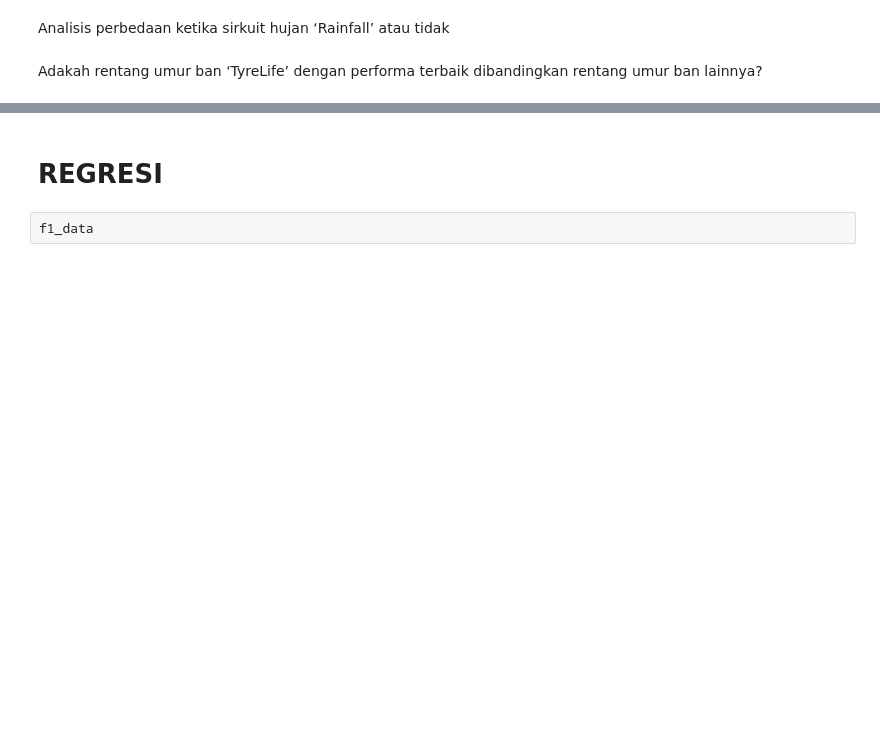
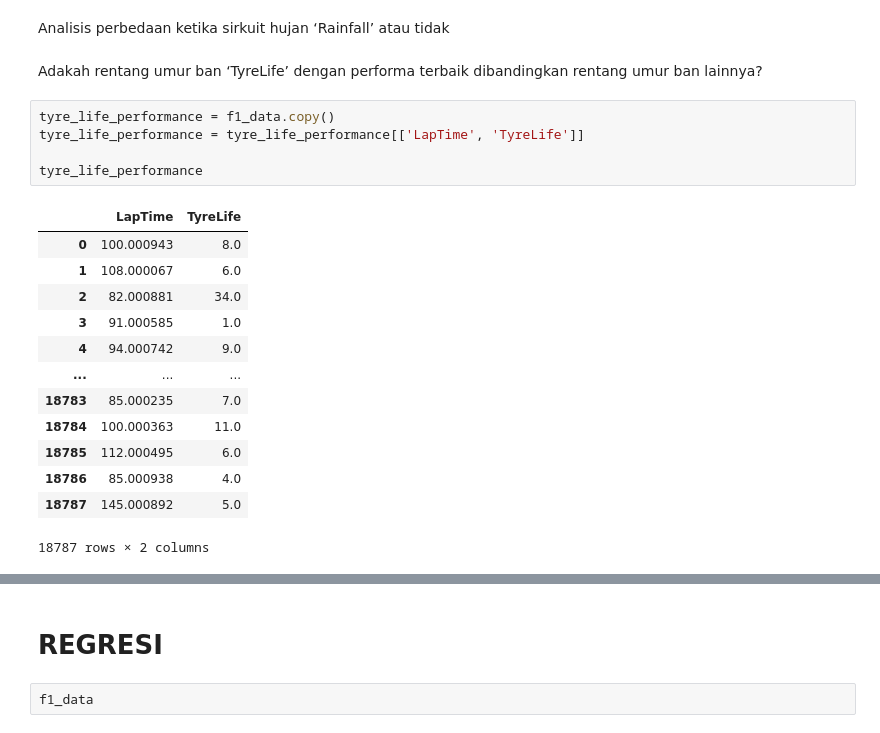
Before and after one commit to F1-biasa-aja/F1-kasdd, a Jupyter notebook: F1 Biasa Aja.ipynb, the cells around one changed output, grey strips where cells are left out. Cells and saved outputs as stored; diff of their text form; blank space fills up the shorter version.

```diff
--- a/F1 Biasa Aja.ipynb
+++ b/F1 Biasa Aja.ipynb
@@ -380,3 +379,22 @@ Bagaimana ciri-ciri driver dengan kategori posisi ‘Pos_cat’ Podium dibanding
 Analisis perbedaan ketika sirkuit hujan ‘Rainfall’ atau tidak
 # %% [markdown]
 Adakah rentang umur ban ‘TyreLife’ dengan performa terbaik dibandingkan rentang umur ban lainnya?
+# %%
+tyre_life_performance = f1_data.copy()
+tyre_life_performance = tyre_life_performance[['LapTime', 'TyreLife']]
+
+tyre_life_performance
+# %% [output]
+|  | LapTime | TyreLife |
+| 0 | 100.000943 | 8.0 |
+| 1 | 108.000067 | 6.0 |
+| 2 | 82.000881 | 34.0 |
+| 3 | 91.000585 | 1.0 |
+| 4 | 94.000742 | 9.0 |
+| ... | ... | ... |
+| 18783 | 85.000235 | 7.0 |
+| 18784 | 100.000363 | 11.0 |
+| 18785 | 112.000495 | 6.0 |
+| 18786 | 85.000938 | 4.0 |
+| 18787 | 145.000892 | 5.0 |
+18787 rows × 2 columns
```
Also changed, not shown: parts of 7 cells of this notebook.
